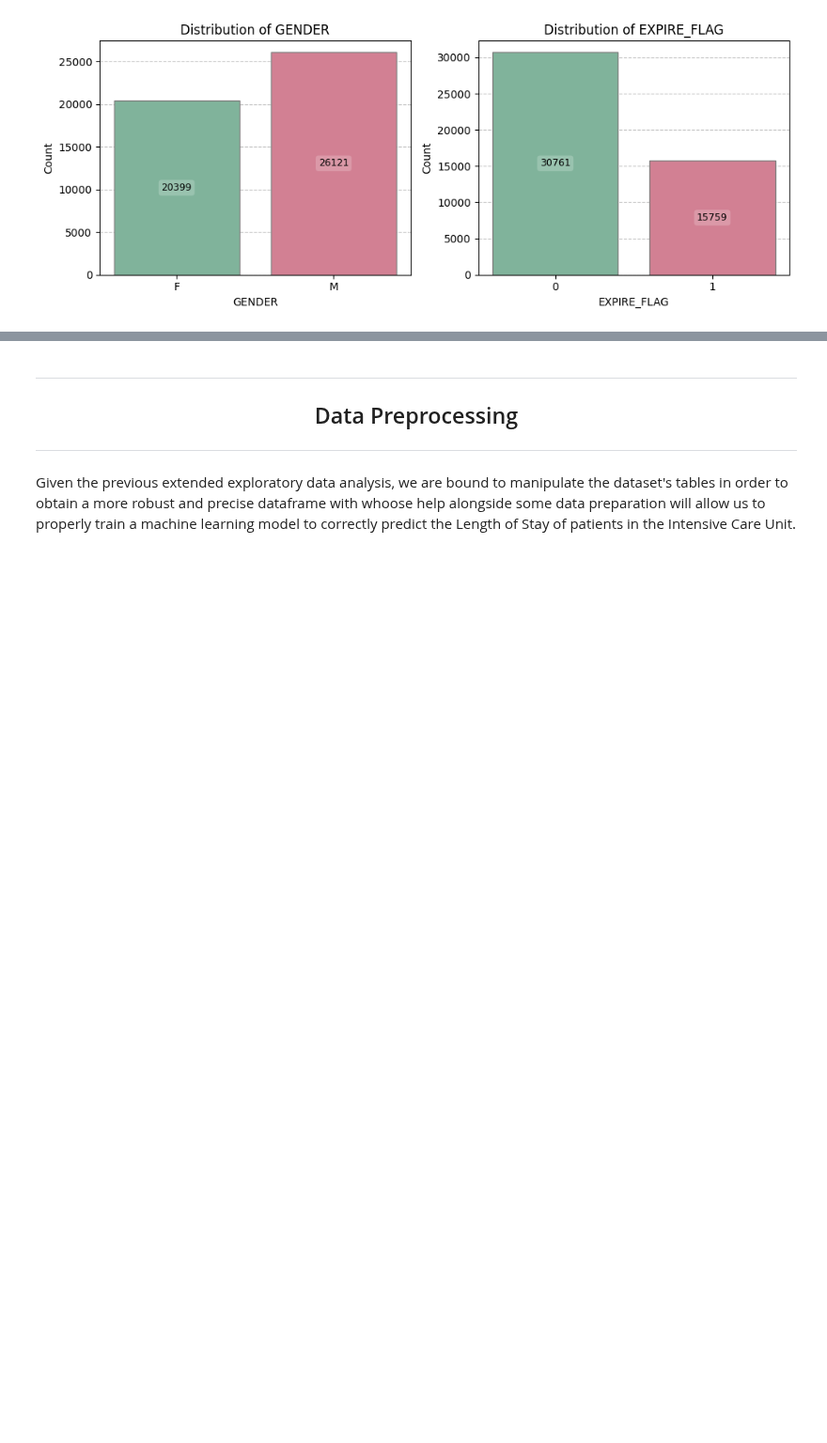
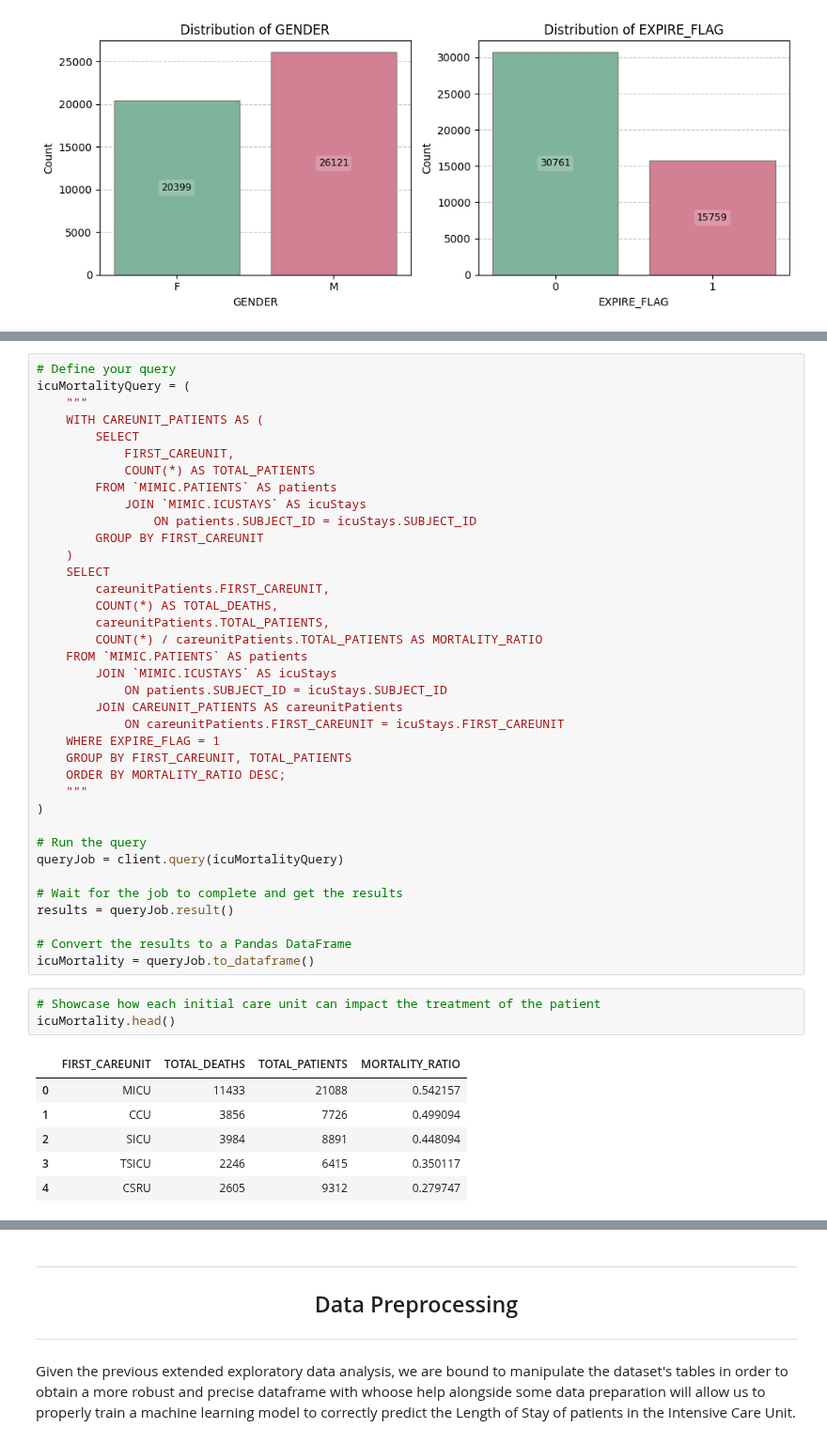
Before and after one commit to EstevesX10/LSDS-Machine-Learning-Pipeline, a Jupyter notebook: Machine-Learning-Pipeline/Machine-Learning-Pipeline.ipynb, the cells around one changed output, grey strips where cells are left out. Shown at 94% size. Drawn from its saved outputs; the diff is of its cells as text; blank space fills up the shorter version.

```diff
--- a/Machine-Learning-Pipeline/Machine-Learning-Pipeline.ipynb
+++ b/Machine-Learning-Pipeline/Machine-Learning-Pipeline.ipynb
@@ -608,3 +733,50 @@ illnessLOS.head(100)
+# %%
+# Define your query
+icuMortalityQuery = (
+    """
+    WITH CAREUNIT_PATIENTS AS (
+        SELECT
+            FIRST_CAREUNIT,
+            COUNT(*) AS TOTAL_PATIENTS
+        FROM `MIMIC.PATIENTS` AS patients
+            JOIN `MIMIC.ICUSTAYS` AS icuStays
+                ON patients.SUBJECT_ID = icuStays.SUBJECT_ID
+        GROUP BY FIRST_CAREUNIT
+    )
+    SELECT
+        careunitPatients.FIRST_CAREUNIT,
+        COUNT(*) AS TOTAL_DEATHS,
+        careunitPatients.TOTAL_PATIENTS,
+        COUNT(*) / careunitPatients.TOTAL_PATIENTS AS MORTALITY_RATIO
+    FROM `MIMIC.PATIENTS` AS patients
+        JOIN `MIMIC.ICUSTAYS` AS icuStays
+            ON patients.SUBJECT_ID = icuStays.SUBJECT_ID
+        JOIN CAREUNIT_PATIENTS AS careunitPatients
+            ON careunitPatients.FIRST_CAREUNIT = icuStays.FIRST_CAREUNIT
+    WHERE EXPIRE_FLAG = 1
+    GROUP BY FIRST_CAREUNIT, TOTAL_PATIENTS
+    ORDER BY MORTALITY_RATIO DESC;
+    """
+)
+
+# Run the query
+queryJob = client.query(icuMortalityQuery)
+
+# Wait for the job to complete and get the results
+results = queryJob.result()
+
+# Convert the results to a Pandas DataFrame
+icuMortality = queryJob.to_dataframe()
+# %%
+# Showcase how each initial care unit can impact the treatment of the patient
+icuMortality.head()
+# %% [output]
+|  | FIRST_CAREUNIT | TOTAL_DEATHS | TOTAL_PATIENTS | MORTALITY_RATIO |
+| 0 | MICU | 11433 | 21088 | 0.542157 |
+| 1 | CCU | 3856 | 7726 | 0.499094 |
+| 2 | SICU | 3984 | 8891 | 0.448094 |
+| 3 | TSICU | 2246 | 6415 | 0.350117 |
+| 4 | CSRU | 2605 | 9312 | 0.279747 |
 # %% [markdown]
 ---
 ## Additional Ideas:
```
Also changed, not shown: parts of 16 cells of this notebook.
